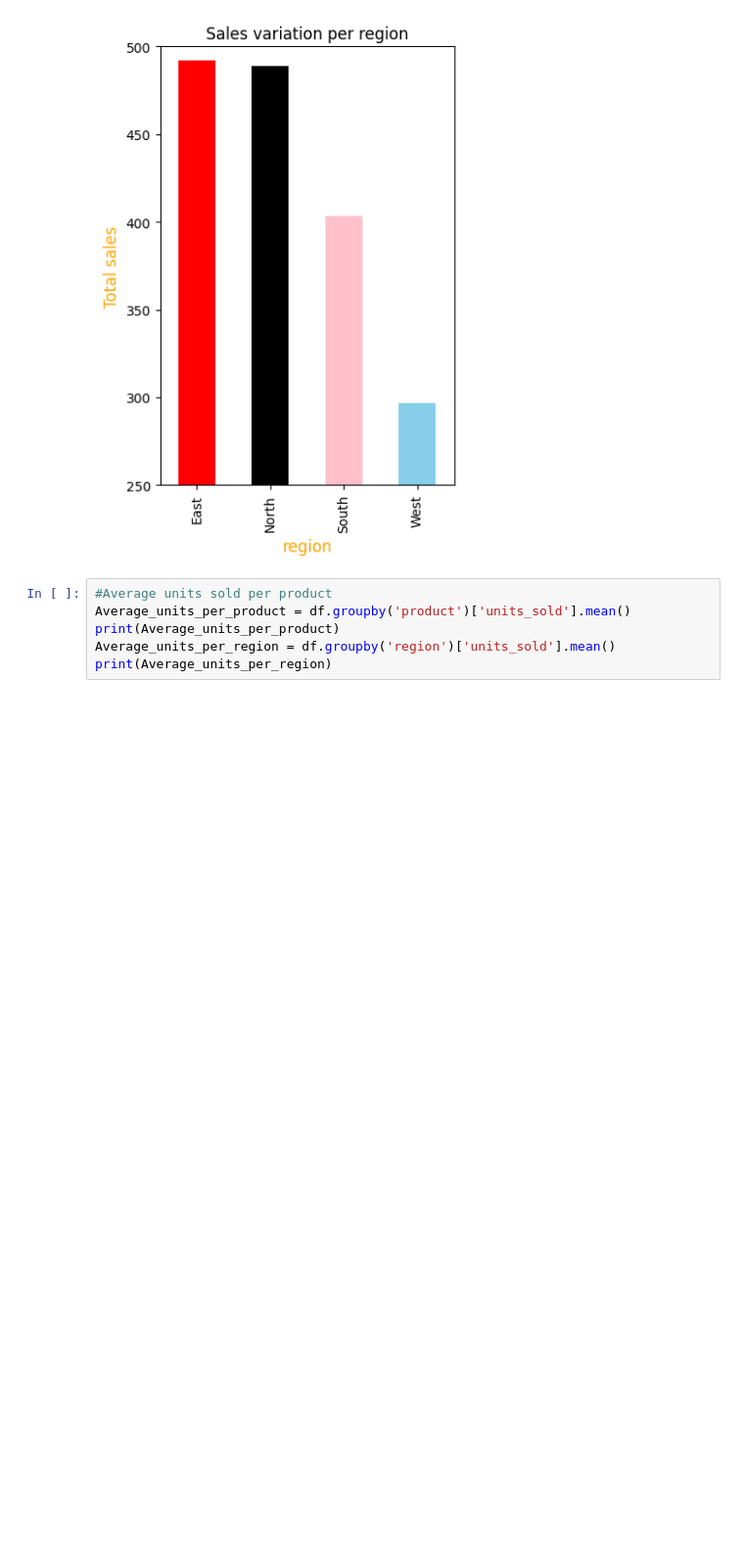
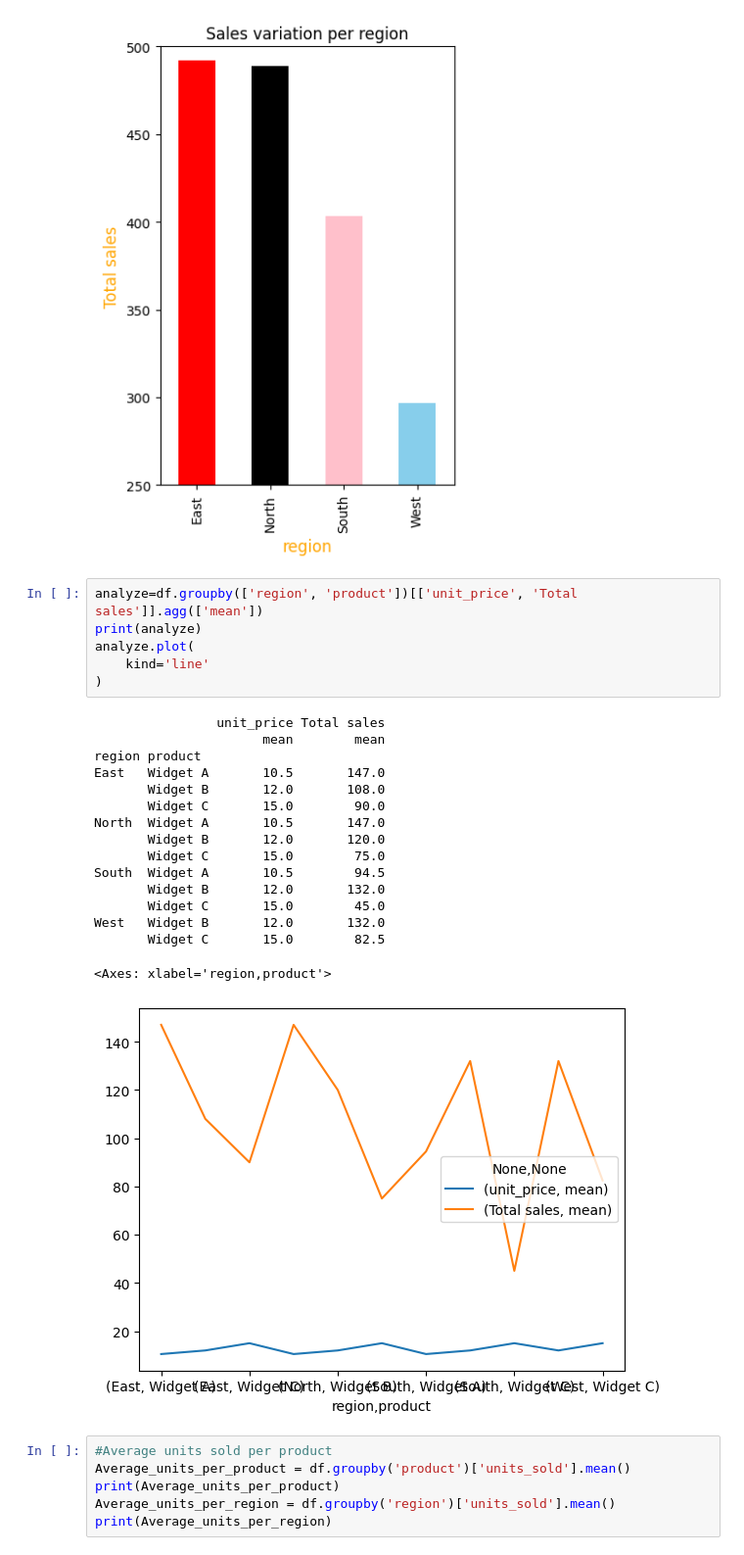
Before and after one commit to Tonnyspiel/css-week-3, a Jupyter notebook: sales-data-analysis.ipynb, the cells around one changed output. Shown at 98% size. Drawn from its saved outputs; the diff is of its cells as text; blank space fills up the shorter version.

Commit message:
Kaggle Notebook | sales data analysis | Version 3

```diff
--- a/sales-data-analysis.ipynb
+++ b/sales-data-analysis.ipynb
@@ -129,6 +129,29 @@ West     297.0
 Name: Total sales, dtype: float64
 Text(0.5, 0, 'region')
 [figure]
+# %%
+analyze=df.groupby(['region', 'product'])[['unit_price', 'Total sales']].agg(['mean'])
+print(analyze)
+analyze.plot(
+    kind='line'
+)
+# %% [output]
+                unit_price Total sales
+                      mean        mean
+region product
+East   Widget A       10.5       147.0
+       Widget B       12.0       108.0
+       Widget C       15.0        90.0
+North  Widget A       10.5       147.0
+       Widget B       12.0       120.0
+       Widget C       15.0        75.0
+South  Widget A       10.5        94.5
+       Widget B       12.0       132.0
+       Widget C       15.0        45.0
+West   Widget B       12.0       132.0
+       Widget C       15.0        82.5
+<Axes: xlabel='region,product'>
+[figure, added]
 # %%
 #Average units sold per product
 Average_units_per_product = df.groupby('product')['units_sold'].mean()
```
Also changed, not shown: parts of 3 cells of this notebook.
